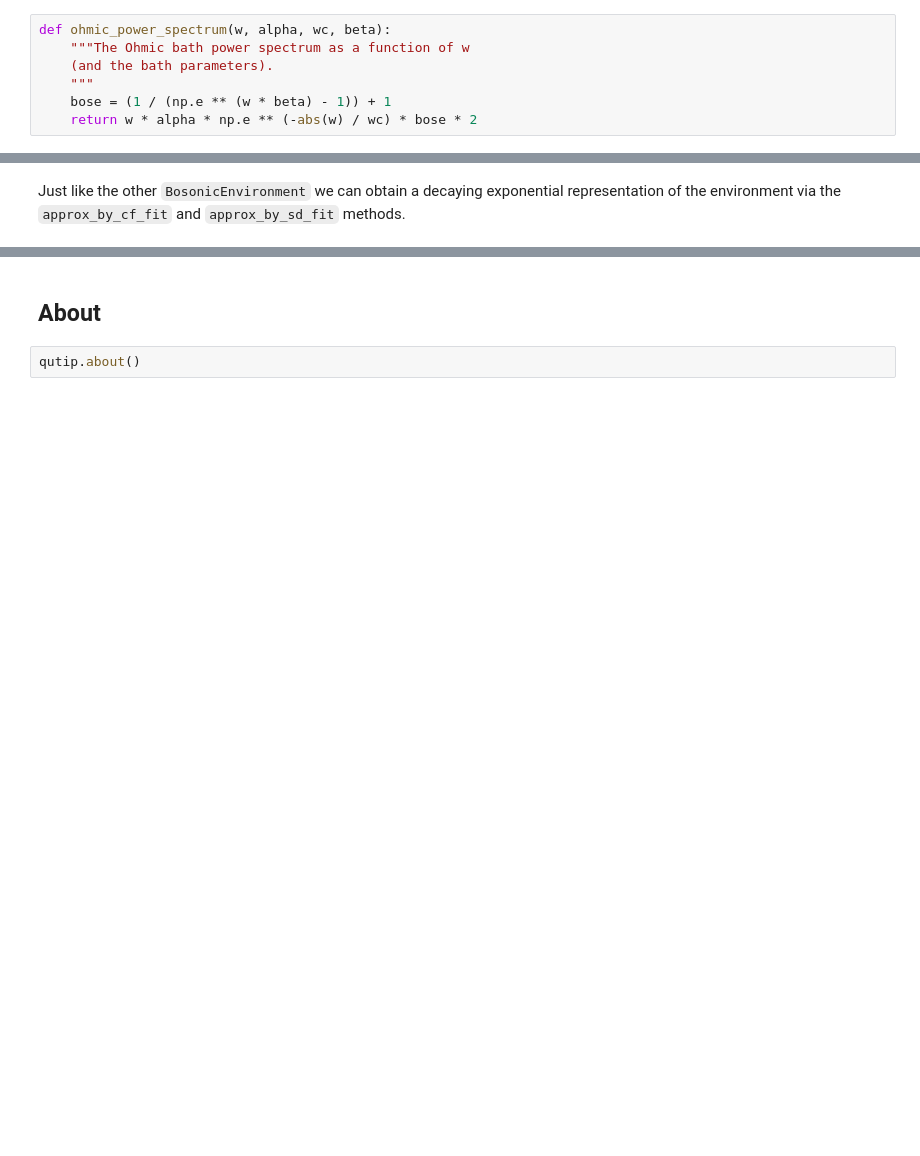
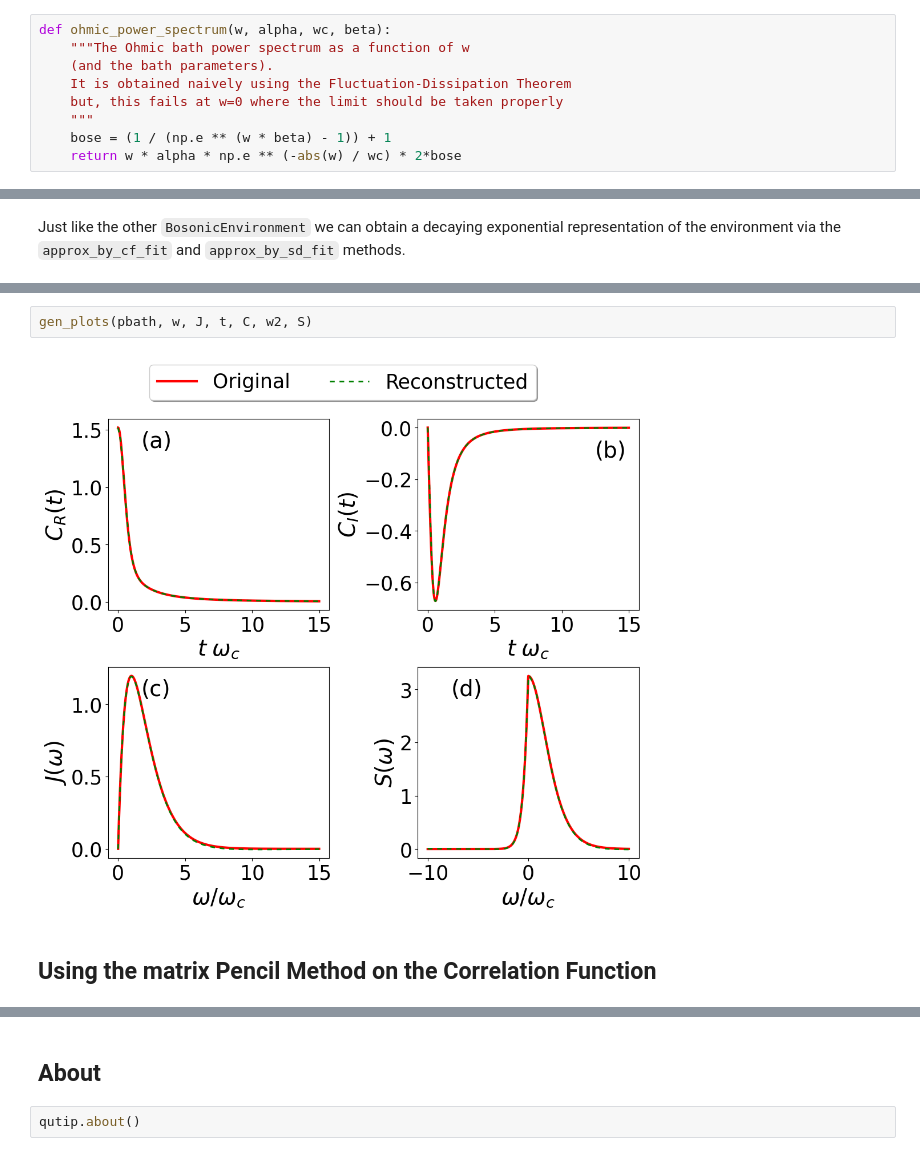
Before and after one commit to qutip/qutip-tutorials, a Jupyter notebook: tutorials-v5/heom/heom-1d-spin-bath-model-ohmic-fitting.ipynb, the cells around one changed output, grey strips where cells are left out. Cells and saved outputs as stored; diff of their text form; blank space fills up the shorter version.

```diff
--- a/tutorials-v5/heom/heom-1d-spin-bath-model-ohmic-fitting.ipynb
+++ b/tutorials-v5/heom/heom-1d-spin-bath-model-ohmic-fitting.ipynb
@@ -130,9 +130,11 @@ def ohmic_spectral_density(w, alpha, wc):
 def ohmic_power_spectrum(w, alpha, wc, beta):
     """The Ohmic bath power spectrum as a function of w
     (and the bath parameters).
+    It is obtained naively using the Fluctuation-Dissipation Theorem
+    but, this fails at w=0 where the limit should be taken properly
     """
     bose = (1 / (np.e ** (w * beta) - 1)) + 1
-    return w * alpha * np.e ** (-abs(w) / wc) * bose * 2
+    return w * alpha * np.e ** (-abs(w) / wc) * 2*bose
 # %% [markdown]
 ### Bath and HEOM parameters
 # %% [markdown]
@@ -834,0 +931,6 @@ Finally we plot the dynamics obtained by the different methods
+# %%
+gen_plots(pbath, w, J, t, C, w2, S)
+# %% [output]
+[figure, added]
+# %% [markdown]
+## Using the matrix Pencil Method on the Correlation Function
```
Also changed, not shown: parts of 52 cells of this notebook, 1 other file.
